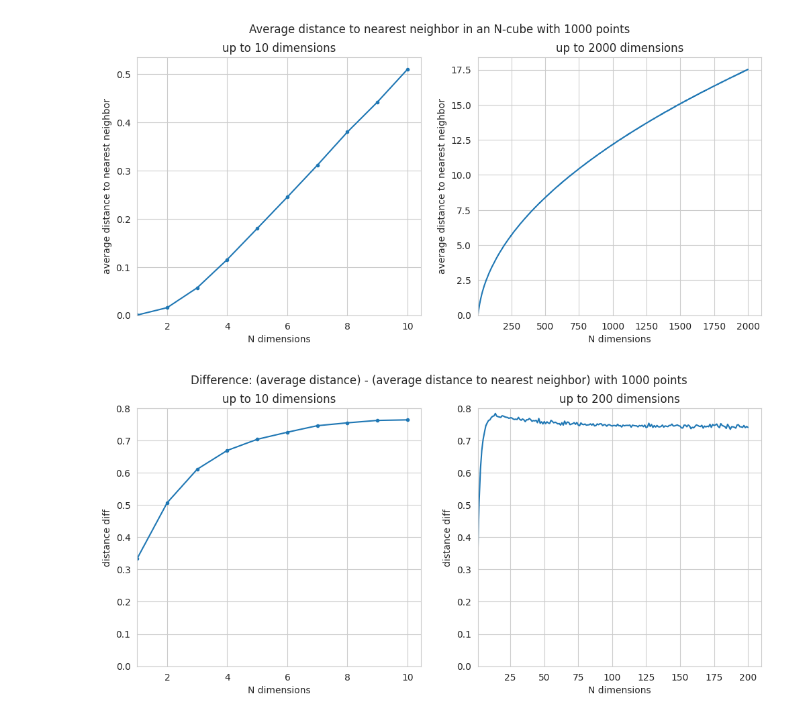
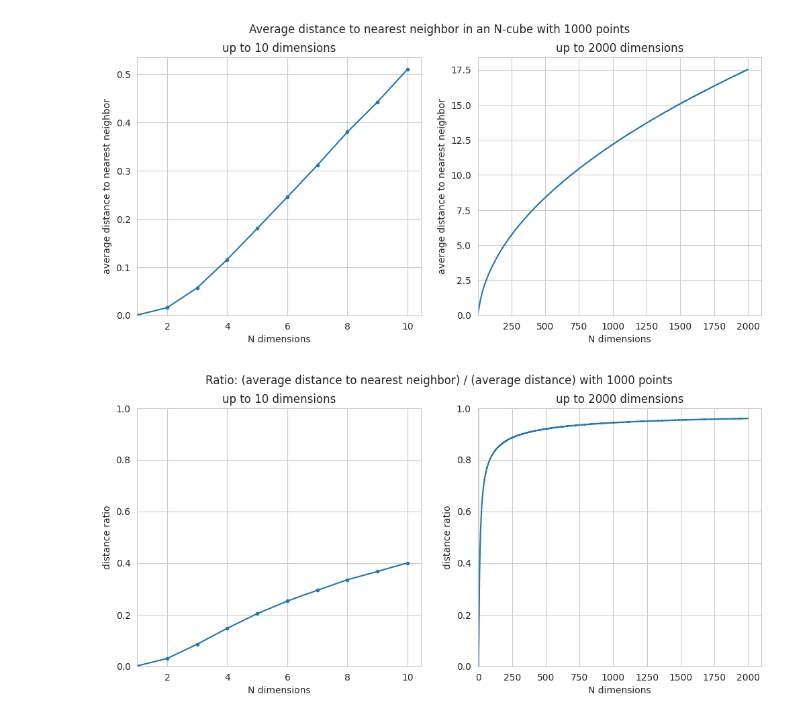
Before and after one commit to FlorinAndrei/misc, a Jupyter notebook: curse_dimensionality_article/n_sphere.ipynb, the cells around one changed output. Drawn from its saved outputs; the diff is of its cells as text; code cells hidden in the pictures.

Commit message:
ratio

```diff
--- a/curse_dimensionality_article/n_sphere.ipynb
+++ b/curse_dimensionality_article/n_sphere.ipynb
@@ -307,45 +307,45 @@ fig.savefig("average_distance_nn.png")
 [figure]
 # %%
 r_df = pd.DataFrame(
-    data={'N': np.arange(1, d_max + 1), 'avg_dist': avg_dist - avg_dist_nn}
+    data={'N': np.arange(1, d_max + 1), 'avg_dist': avg_dist_nn / avg_dist}
 )
 fig, (ax1, ax2) = plt.subplots(1, 2, figsize=(12, 5))
 
 n_low = 10
 r_df.iloc[:n_low, :].plot(
     ax=ax1,
     x='N',
     y='avg_dist',
     style='.-',
     logy=False,
     legend=False,
     title=f'up to {n_low} dimensions',
 )
 # ax.set_xticks(np.arange(0, d_max + 1))
 ax1.set_xlabel("N dimensions")
-ax1.set_ylabel("distance diff")
-_ = ax1.set_ylim(bottom=0.0, top=0.8)
+ax1.set_ylabel("distance ratio")
+_ = ax1.set_ylim(bottom=0.0, top=1.0)
 _ = ax1.set_xlim(left=1)
 
-n_high = 200
+n_high = 2000
 r_df.iloc[:n_high, :].plot(
     ax=ax2,
     x='N',
     y='avg_dist',
     # style='.-',
     logy=False,
     legend=False,
     title=f'up to {n_high} dimensions',
 )
 # ax.set_xticks(np.arange(0, d_max + 1))
 ax2.set_xlabel("N dimensions")
-ax2.set_ylabel("distance diff")
-_ = ax2.set_ylim(bottom=0.0, top=0.8)
-_ = ax2.set_xlim(left=1)
+ax2.set_ylabel("distance ratio")
+_ = ax2.set_ylim(bottom=0.0, top=1.0)
+_ = ax2.set_xlim(left=-5)
 
 fig.suptitle(
-    f'Difference: (average distance) - (average distance to nearest neighbor) with {n_points_d} points'
+    f'Ratio: (average distance to nearest neighbor) / (average distance) with {n_points_d} points'
 )
-fig.savefig("average_distance_diff.png")
+fig.savefig("average_distance_ratio.png")
 # %% [output]
-[figure, old version]
+[figure, new version]
```
Also changed, not shown: parts of 1 cell of this notebook, 3 other files.
